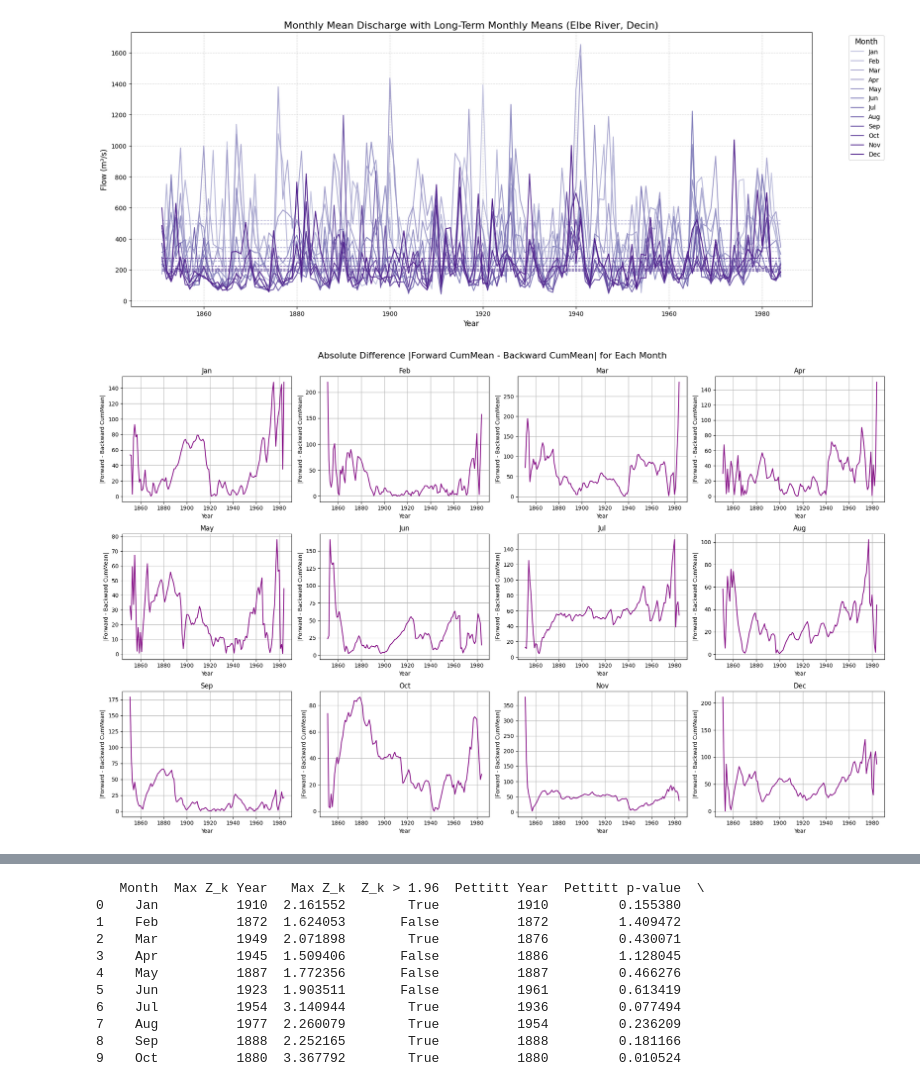
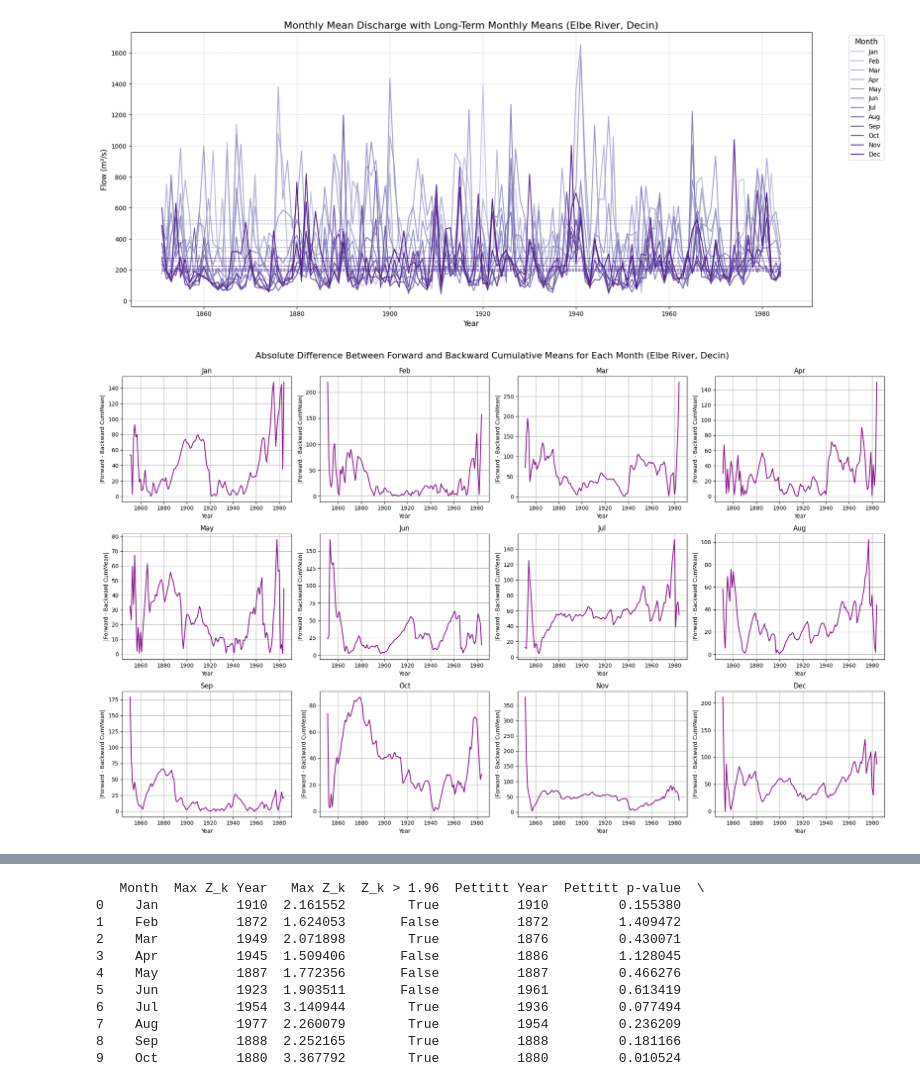
Before and after one commit to Shinyhunter95/Project-6070, a Jupyter notebook: Project_6070.ipynb, the cells around one changed output, grey strips where cells are left out. Saved outputs shown, nothing was run; the diff lists cells and outputs as text; code cells hidden in the pictures.

```diff
--- a/Project_6070.ipynb
+++ b/Project_6070.ipynb
@@ -61,7 +61,7 @@ for idx, month in enumerate(months):
 
     # Compute and plot rolling mean
     rolling_mean = data.rolling(window=window, center=True).mean()
-    axes[idx].plot(df["Year"], rolling_mean, color='red', linewidth=1.5, label=f'{window}-year rolling mean')
+    axes[idx].plot(df["Year"], rolling_mean, color='red', linewidth=1.5, label=f'{window}-Year Rolling Mean')
 
     # Compute and shade rolling std deviation
     rolling_std = data.rolling(window=window, center=True).std()
@@ -88,7 +88,7 @@ for idx, month in enumerate(months):
 plt.tight_layout(rect=[0, 0, 1, 0.95])
 
 # Main figure title
-plt.suptitle("Monthly Mean Discharge with Rolling Mean and Variability (Elbe River, Decin)", fontsize=16)
+plt.suptitle("Monthly Mean Discharge with Rolling Mean and Variability for Each Month (Elbe River, Decin)", fontsize=16)
 
 # Figure-level legend
 handles, labels = axes[0].get_legend_handles_labels()
@@ -132,32 +132,32 @@ plt.show()
 # %%
 # 3x4 plot of the 12 Months
 fig, axes = plt.subplots(3, 4, figsize=(20, 12))
 axes = axes.flatten()  # flatten to index easily
 
 for idx, month in enumerate(months):
     data = df[month]
 
     # Forward cumulative mean
     forward_cummean = data.expanding().mean()
 
     # Backward cumulative mean
     backward_cummean = data[::-1].expanding().mean()[::-1]
 
     # Absolute difference
     abs_diff = (forward_cummean - backward_cummean).abs()
 
     # Plot in corresponding subplot
     axes[idx].plot(df["Year"], abs_diff, color='purple')
     axes[idx].set_title(month)
     axes[idx].set_xlabel("Year")
     axes[idx].set_ylabel("|Forward - Backward CumMean|")
     axes[idx].grid(True)
 
 plt.tight_layout()
-plt.suptitle("Absolute Difference |Forward CumMean - Backward CumMean| for Each Month", fontsize=16, y=1.02)
+plt.suptitle("Absolute Difference Between Forward and Backward Cumulative Means for Each Month (Elbe River, Decin)", fontsize=16, y=1.02)
 plt.show()
 # %% [output]
-[figure, old version]
+[figure, new version]
 # %%
 # 3x4 plot of the 12 Months
 fig, axes = plt.subplots(3, 4, figsize=(20, 12))
```
Also changed, not shown: parts of 6 cells of this notebook.
